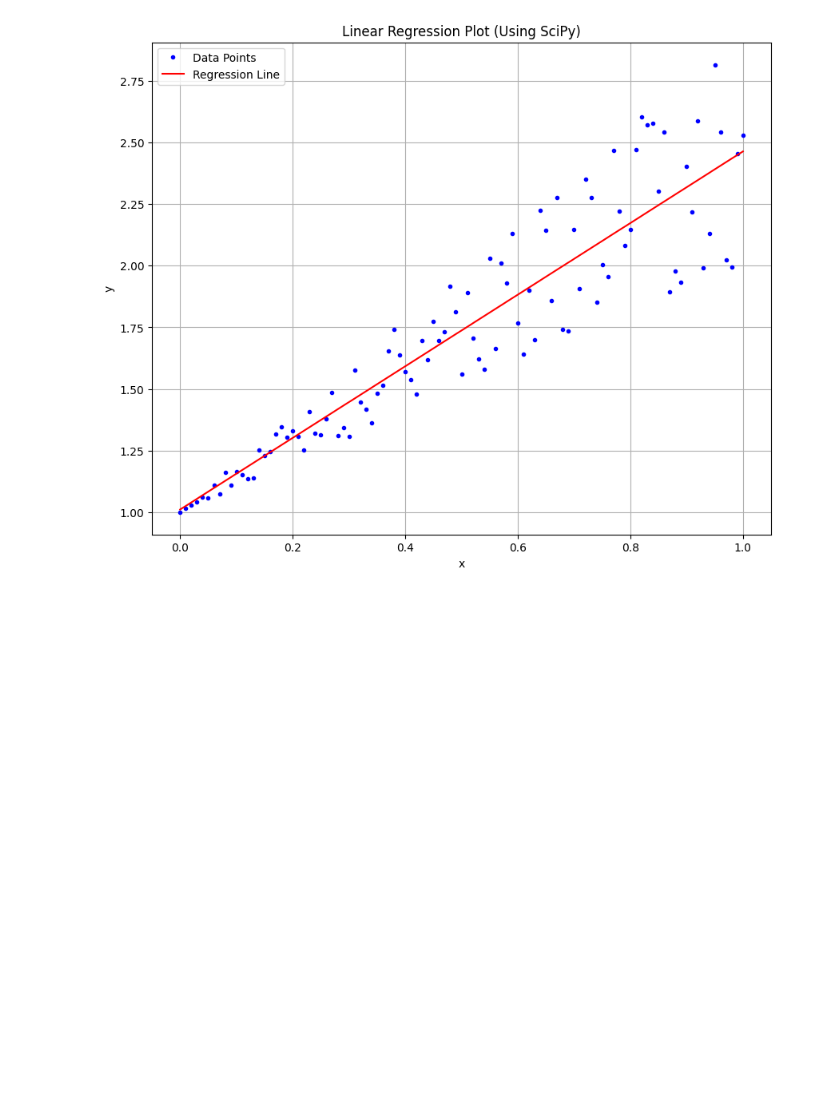
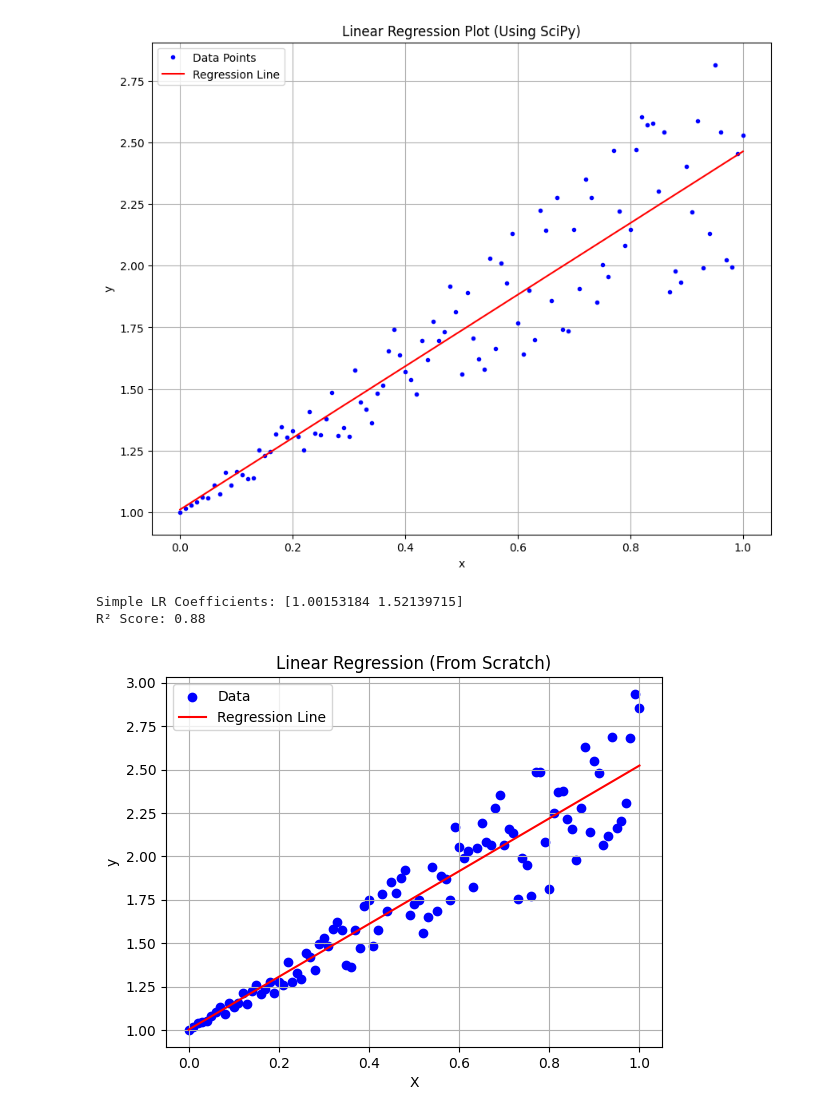
Before and after one commit to troyc03/sci-ml, a Jupyter notebook: prerequisites/ml_basics/linear_regression.ipynb, the cells around one changed output. Saved outputs shown, nothing was run; the diff lists cells and outputs as text; code cells hidden in the pictures; blank space fills up the shorter version.

Commit message:
Updated lasso and linear regression notebooks

```diff
--- a/prerequisites/ml_basics/linear_regression.ipynb
+++ b/prerequisites/ml_basics/linear_regression.ipynb
@@ -59,3 +59,51 @@ plt.show()
 [[1.45371231]
  [1.01042347]]
 [figure]
+# %%
+# Linear Regression (From Scratch)
+
+class SimpleLinearRegression:
+    def __init__(self):
+        self.coefficient_ = None
+        self.intercept_ = None
+        self.r2score_ = None
+
+    def fit(self, X, y):
+        n = len(X)
+        X_b = np.c_[np.ones((n,1)), X]
+
+        self.coefficients_ = np.linalg.inv(X_b.T.dot(X_b)).dot(X_b.T).dot(y)
+        self.intercept_ = self.coefficients_[0]
+        y_pred = X_b.dot(self.coefficients_)
+        # R²
+        self.r2score_ = 1 - (np.sum((y - y_pred)**2) / np.sum((y - np.mean(y))**2))
+        self.y_pred_ = y_pred
+
+    def predict(self, X):
+        X_b = np.c_[np.ones((len(X),1)), X]
+        return X_b.dot(self.coefficients_)
+
+# generate x and y
+X_simple = np.linspace(0, 1, 101)
+y_simple = 1 + x + x * np.random.random(len(x))
+
+slr = SimpleLinearRegression()
+slr.fit(X_simple, y_simple)
+
+
+print(f"Simple LR Coefficients: {slr.coefficients_}")
+print(f"R² Score: {slr.r2score_:.2f}")
+
+plt.scatter(X_simple, y_simple, color='blue', label='Data')
+plt.plot(X_simple, slr.y_pred_, color='red', label='Regression Line')
+plt.title("Simple Linear Regression")
+plt.xlabel("X")
+plt.ylabel("y")
+plt.title('Linear Regression (From Scratch)')
+plt.grid(True)
+plt.legend()
+plt.show()
+# %% [output]
+Simple LR Coefficients: [1.00153184 1.52139715]
+R² Score: 0.88
+[figure, added]
```
Also changed, not shown: 1 other file.
